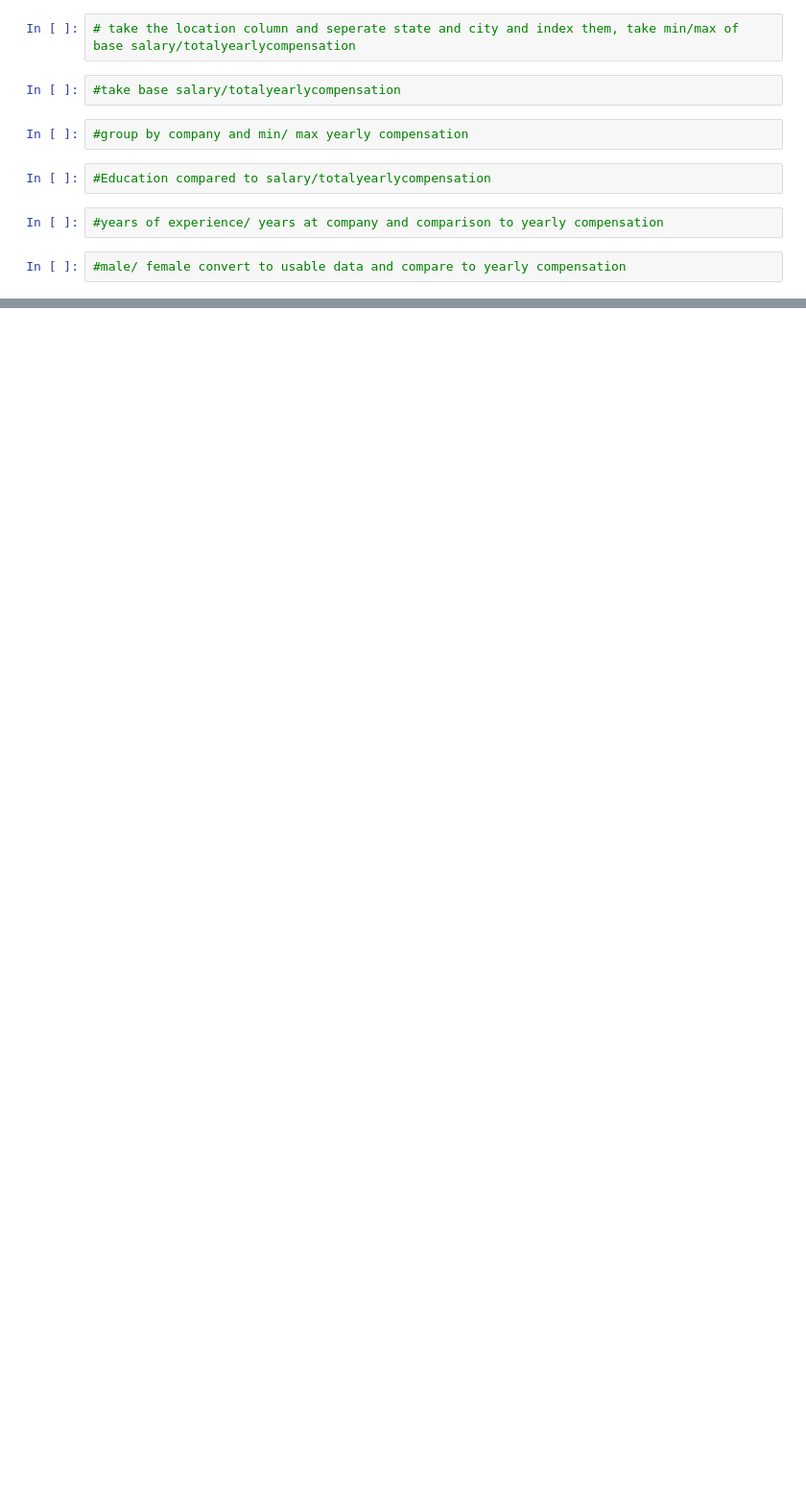
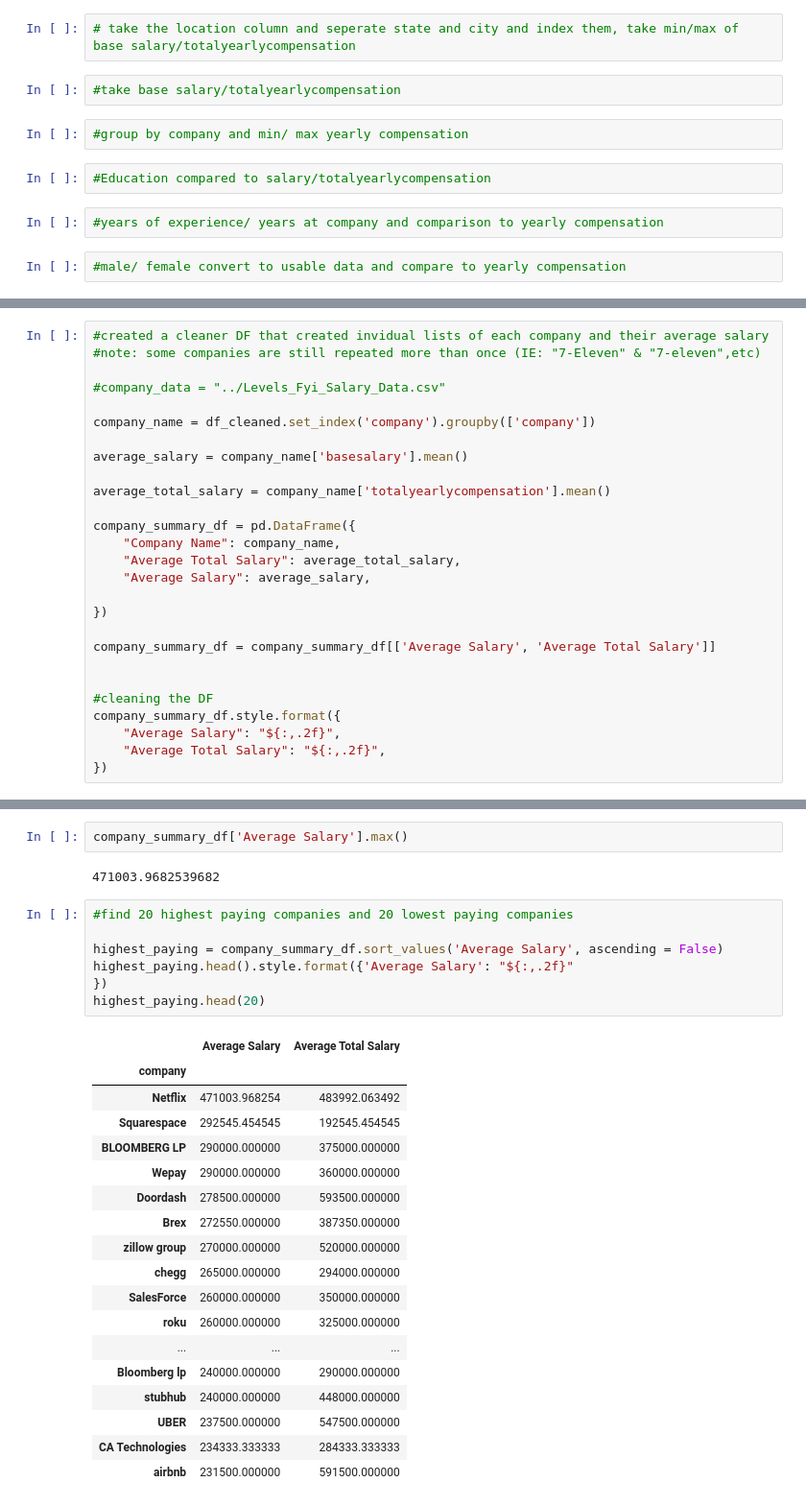
Before and after one commit to nealp1910/NU_Bootcamp_2022_Project_1, a Jupyter notebook: Stem Salaries Notebook.ipynb, the cells around one changed output, grey strips where cells are left out. Shown at 96% size. Saved outputs shown, nothing was run; the diff lists cells and outputs as text; blank space fills up the shorter version.

```diff
--- a/Stem Salaries Notebook.ipynb
+++ b/Stem Salaries Notebook.ipynb
@@ -22,0 +101,27 @@ df.head(60)
+# %%
+#created a cleaner DF that created invidual lists of each company and their average salary
+#note: some companies are still repeated more than once (IE: "7-Eleven" & "7-eleven",etc)
+
+#company_data = "../Levels_Fyi_Salary_Data.csv"
+
+company_name = df_cleaned.set_index('company').groupby(['company'])
+
+average_salary = company_name['basesalary'].mean()
+
+average_total_salary = company_name['totalyearlycompensation'].mean()
+
+company_summary_df = pd.DataFrame({
+    "Company Name": company_name,
+    "Average Total Salary": average_total_salary,
+    "Average Salary": average_salary,
+
+})
+
+company_summary_df = company_summary_df[['Average Salary', 'Average Total Salary']]
+
+
+#cleaning the DF
+company_summary_df.style.format({
+    "Average Salary": "${:,.2f}",
+    "Average Total Salary": "${:,.2f}",
+})
@@ -22,0 +134,30 @@ df.head(60)
+# %%
+company_summary_df['Average Salary'].max()
+# %% [output]
+471003.9682539682
+# %%
+#find 20 highest paying companies and 20 lowest paying companies
+
+highest_paying = company_summary_df.sort_values('Average Salary', ascending = False)
+highest_paying.head().style.format({'Average Salary': "${:,.2f}"
+})
+highest_paying.head(20)
+# %% [output]
+|  | Average Salary | Average Total Salary |
+| company |  |  |
+| Netflix | 471003.968254 | 483992.063492 |
+| Squarespace | 292545.454545 | 192545.454545 |
+| BLOOMBERG LP | 290000.000000 | 375000.000000 |
+| Wepay | 290000.000000 | 360000.000000 |
+| Doordash | 278500.000000 | 593500.000000 |
+| Brex | 272550.000000 | 387350.000000 |
+| zillow group | 270000.000000 | 520000.000000 |
+| chegg | 265000.000000 | 294000.000000 |
+| SalesForce | 260000.000000 | 350000.000000 |
+| roku | 260000.000000 | 325000.000000 |
+| ... | ... | ... |
+| Bloomberg lp | 240000.000000 | 290000.000000 |
+| stubhub | 240000.000000 | 448000.000000 |
+| UBER | 237500.000000 | 547500.000000 |
+| CA Technologies | 234333.333333 | 284333.333333 |
+| airbnb | 231500.000000 | 591500.000000 |
```
Also changed, not shown: parts of 11 cells of this notebook, 1 other file.
